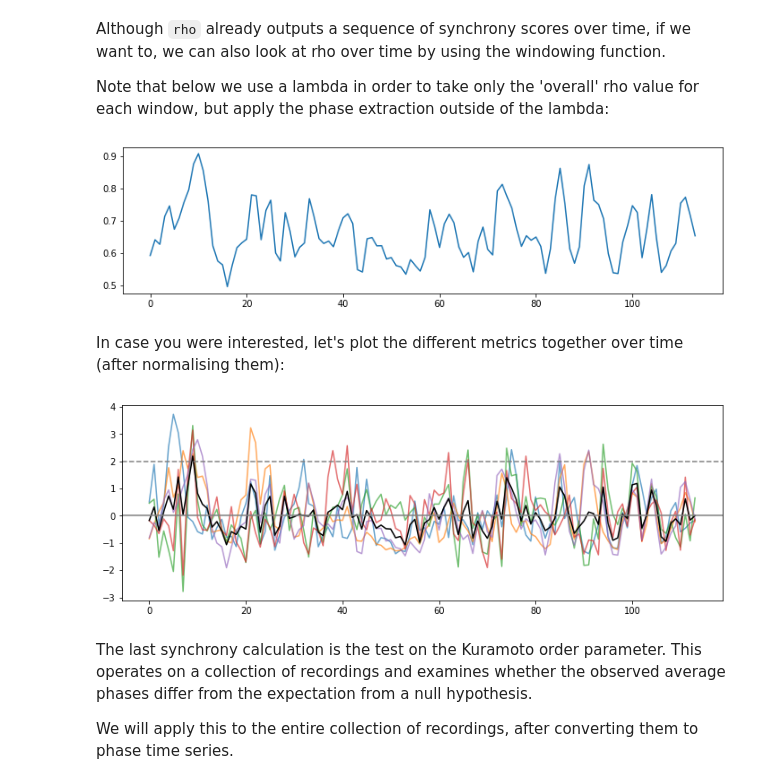
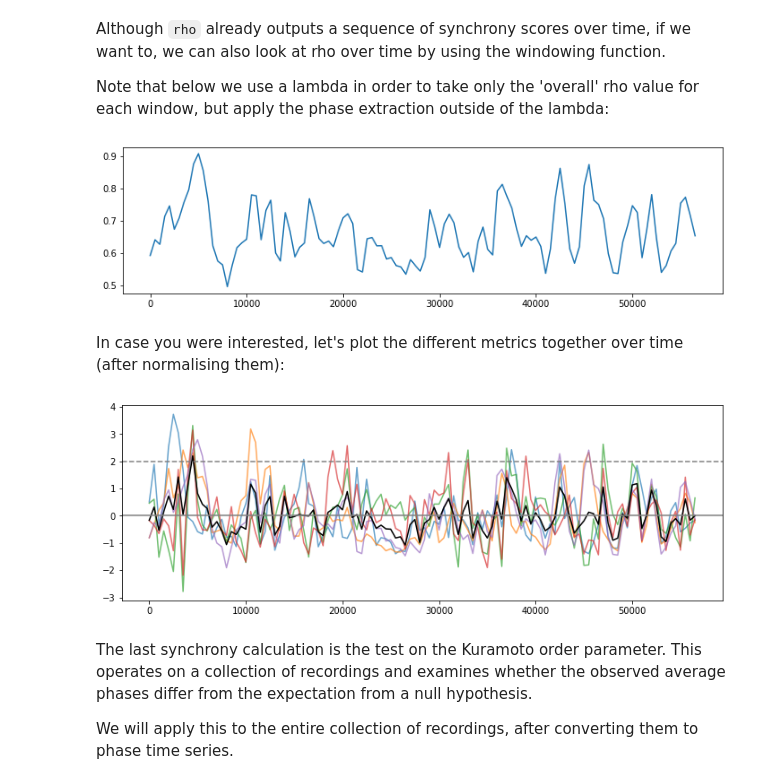
Before and after one commit to cslab-hub/multiSyncPy, a Jupyter notebook: Examples/Envision multiSyncPy demo updated data.ipynb, the cells around one changed output. Cells and saved outputs as stored; diff of their text form; code cells hidden in the pictures.

```diff
--- a/Examples/Envision multiSyncPy demo updated data.ipynb
+++ b/Examples/Envision multiSyncPy demo updated data.ipynb
@@ -15,7 +19,7 @@ import scipy.stats
 # %% [markdown]
 Now, let's load the files of the hand movement data and take a look at one in particular
 # %%
-files_folder = '../Downloads/envisionspeed_v2'
+files_folder = '/home/daniel/Downloads/envisionspeed_v2'
 
 movement_recordings = []
 
@@ -122,6 +131,7 @@ Let's do that using a lambda expression and visualise the determinism:
 # %%
 plt.plot(
-    sm.apply_windowed(hand_movement_norms, lambda x: sm.rqa_metrics(sm.recurrence_matrix(x, 0.3)), 1000, 500)[:,1]
+    sm.apply_windowed(hand_movement_norms, lambda x: sm.rqa_metrics(sm.recurrence_matrix(x, 0.3)), 1000, 500)[:,0]
 )
+plt.xticks(np.arange(0,120,step=20), np.arange(0,120,step=20)*500) ## To show the x axis in terms of video frame numbers rather than window numbers
 plt.gcf().set_size_inches(12,3)
 # %% [output]
@@ -178,35 +190,37 @@ Note that below we use a lambda in order to take only the 'overall' rho value fo
 plt.plot(
     sm.apply_windowed(extract_phase(hand_movement_norms), lambda x: sm.rho(x)[1], 1000, 500)
 )
+plt.xticks(np.arange(0,120,step=20), np.arange(0,120,step=20)*500) ## To show the x axis in terms of video frame numbers rather than window numbers
 plt.gcf().set_size_inches(12,3)
 # %% [output]
-[figure, old version]
+[figure, new version]
 # %% [markdown]
 In case you were interested, let's plot the different metrics together over time (after normalising them):
 # %%
 def normalise(data):
 
     return (data - data.mean()) / data.std()
 
 metrics_over_time = np.stack([
     normalise(-1 * sm.apply_windowed(hand_movement_norms, sm.symbolic_entropy, 1000, 500)),
-    normalise(sm.apply_windowed(hand_movement_norms, lambda x: sm.rqa_metrics(sm.recurrence_matrix(x, 0.3)), 1000, 500)[:,1]),
+    normalise(sm.apply_windowed(hand_movement_norms, lambda x: sm.rqa_metrics(sm.recurrence_matrix(x, 0.3)), 1000, 500)[:,0]),
     normalise(sm.apply_windowed(hand_movement_norms, sm.coherence_team, 1000, 500)),
     normalise(sm.apply_windowed(hand_movement_norms, sm.sum_normalized_csd, 1000, 500)),
     normalise(sm.apply_windowed(extract_phase(hand_movement_norms), lambda x: sm.rho(x)[1], 1000, 500))
 ])
 
 plt.plot(
      metrics_over_time.T, alpha = 2/3
 )
 plt.plot(
      metrics_over_time.mean(axis=0).T, color='black'
 )
 plt.axhline(0, color='grey')
 plt.axhline(2, color='grey', linestyle='dashed')
+plt.xticks(np.arange(0,120,step=20), np.arange(0,120,step=20)*500) ## To show the x axis in terms of video frame numbers rather than window numbers
 plt.gcf().set_size_inches(12,4)
 # %% [output]
-[figure, old version]
+[figure, new version]
 # %% [markdown]
 The last synchrony calculation is the test on the Kuramoto order parameter. This operates on a collection of recordings and examines whether the observed average phases differ from the expectation from a null hypothesis.
 
```
Also changed, not shown: parts of 13 cells of this notebook.
